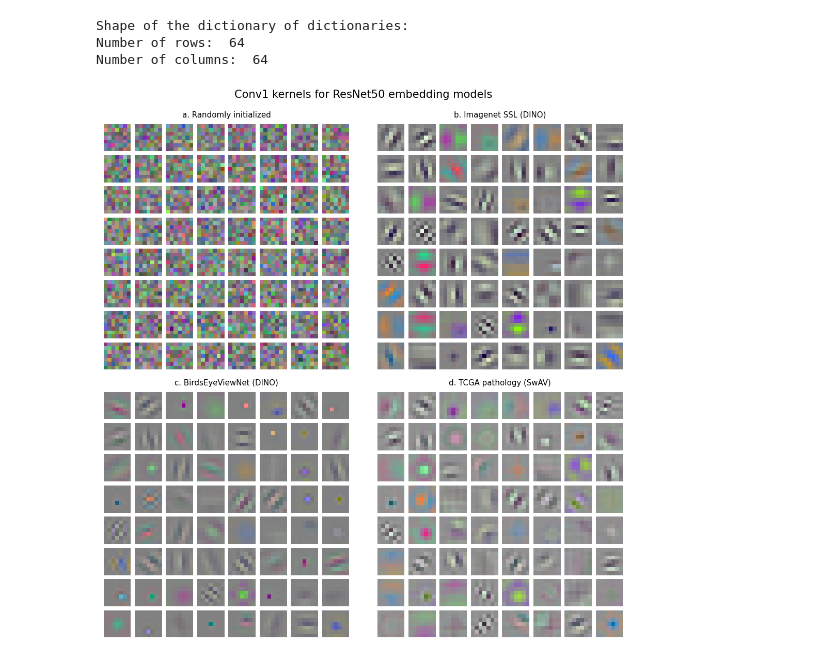
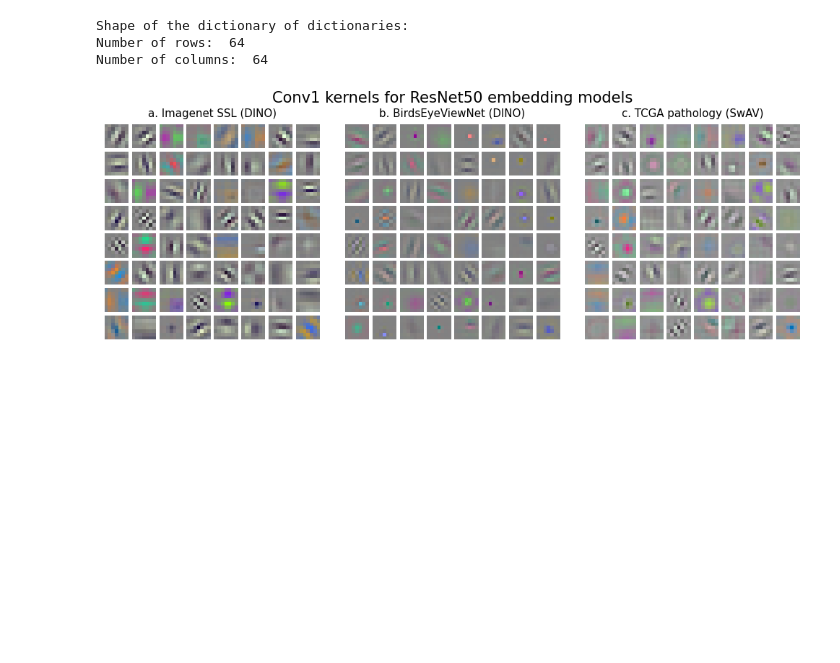
Before and after one commit to csabaiBio/BirdsEyeViewNet, a Jupyter notebook: analysis/hungarian_matching.ipynb, the cells around one changed output. Saved outputs shown, nothing was run; the diff lists cells and outputs as text; code cells hidden in the pictures; blank space fills up the shorter version.

```diff
--- a/analysis/hungarian_matching.ipynb
+++ b/analysis/hungarian_matching.ipynb
@@ -45,7 +45,7 @@ def visTensor(tensor,axis, ch=0, allkernels=False, nrow=8, padding=0.1):
 
     # Create a white background image
     grid = utils.make_grid(tensor, nrow=8, padding=1, normalize=True, pad_value=1.0,
-                       border=1, border_color=1.0)
+                        )
 
     axis.imshow(grid.numpy().transpose((1, 2, 0)))
     return tensor
@@ -205,41 +205,37 @@ Shape of the dictionary of dictionaries:
 Number of rows:  64
 Number of columns:  64
 # %%
-fig, axes = plt.subplots(nrows=2, ncols=2, figsize=(15,15))
+fig, axes = plt.subplots(nrows=1, ncols=3, figsize=(14,5))
 
 fig.suptitle('Conv1 kernels for ResNet50 embedding models', fontsize=21, y=1)
 
-tensor_sat = visTensor(random_filter,axes[0,0], ch=0, allkernels=False)
-tensor_sat = visTensor(reordered_filter_2,axes[0,1], ch=0, allkernels=False)
-tensor_sat = visTensor(reordered_filter_1,axes[1,0], ch=0, allkernels=False)
-tensor_sat = visTensor(reordered_filter_3,axes[1,1], ch=0, allkernels=False)
+tensor_sat = visTensor(reordered_filter_2,axes[0], ch=0, allkernels=False)
+tensor_sat = visTensor(reordered_filter_1,axes[1], ch=0, allkernels=False)
+tensor_sat = visTensor(reordered_filter_3,axes[2], ch=0, allkernels=False)
 
-axes[0,0].set_title("a. Randomly initialized",size='15')
-axes[0,1].set_title("b. Imagenet SSL (DINO)",size='15')
-axes[1,0].set_title("c. BirdsEyeViewNet (DINO)",size='15')
-axes[1,1].set_title("d. TCGA pathology (SwAV)",size='15')
+axes[0].set_title("a. Imagenet SSL (DINO)",size='15')
+axes[1].set_title("b. BirdsEyeViewNet (DINO)",size='15')
+axes[2].set_title("c. TCGA pathology (SwAV)",size='15')
 
-axes[0,0].set_xticks([])
-axes[0,0].set_yticks([])
-axes[1,1].set_xticks([])
-axes[1,1].set_yticks([])
-axes[0,1].set_xticks([])
-axes[0,1].set_yticks([])
-axes[1,0].set_xticks([])
-axes[1,0].set_yticks([])
+axes[0].set_xticks([])
+axes[0].set_yticks([])
+axes[1].set_xticks([])
+axes[1].set_yticks([])
+axes[1].set_xticks([])
+axes[1].set_yticks([])
+axes[2].set_xticks([])
+axes[2].set_yticks([])
 
 
-for spine in axes[0,0].spines.values():
+for spine in axes[0].spines.values():
     spine.set_visible(False)
-for spine in axes[1,1].spines.values():
+for spine in axes[1].spines.values():
     spine.set_visible(False)
-for spine in axes[0,1].spines.values():
-    spine.set_visible(False)
-for spine in axes[1,0].spines.values():
+for spine in axes[2].spines.values():
     spine.set_visible(False)
 
 fig.tight_layout()
 
 fig.savefig('../figures/kernels.png', dpi=300 ,bbox_inches='tight', pad_inches=.1, facecolor='white')
 # %% [output]
-[figure, old version]
+[figure, new version]
```
Also changed, not shown: parts of 2 cells of this notebook, 12 other files.
